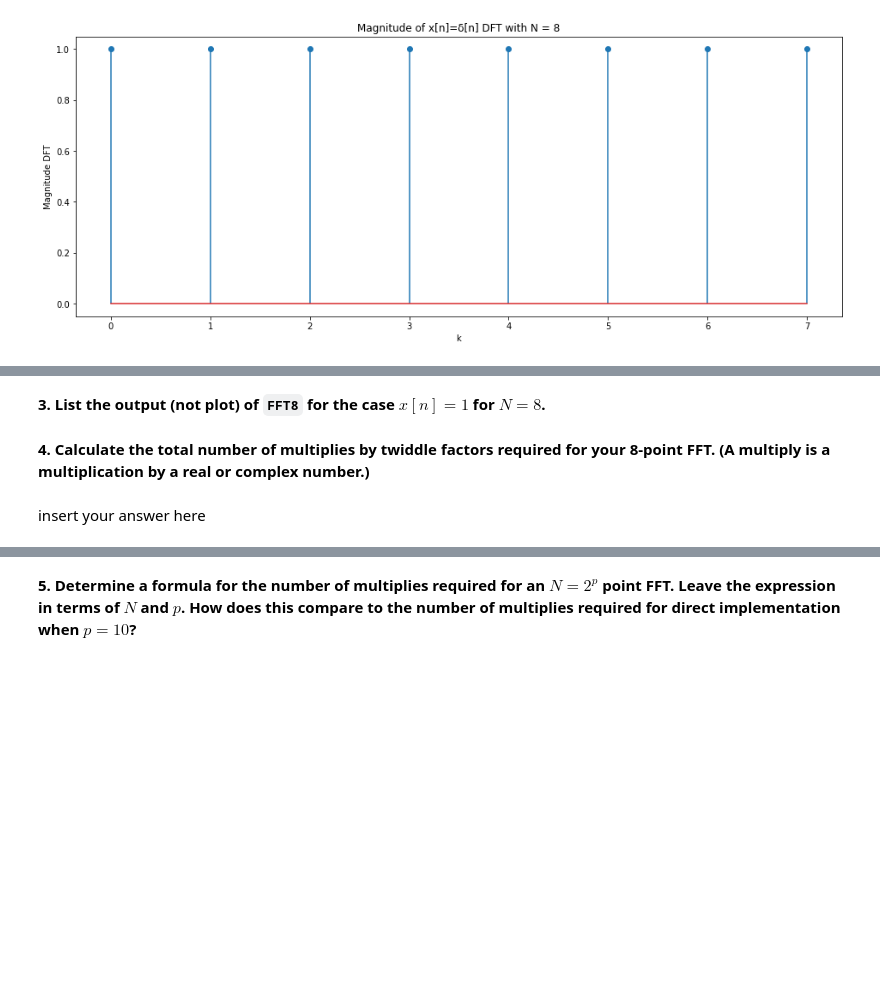
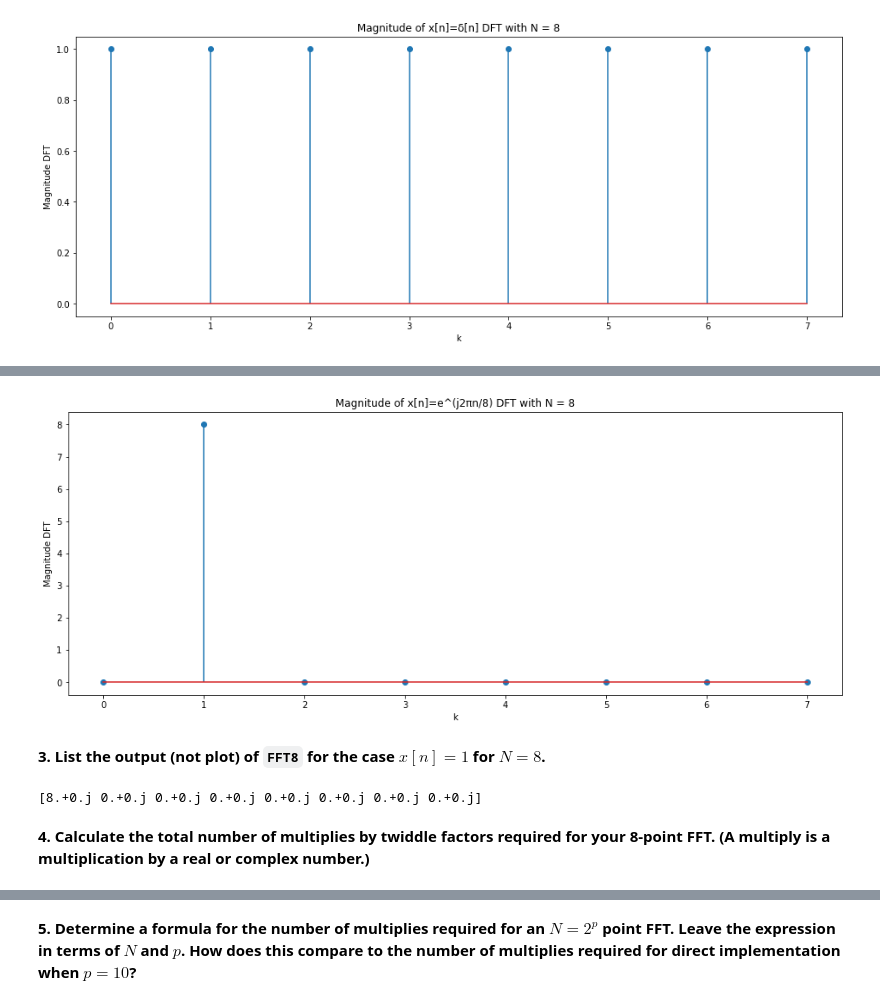
Before and after one commit to cdavin2/dsp_lab06b, a Jupyter notebook: lab06b_final_report.ipynb, the cells around one changed output, grey strips where cells are left out. Saved outputs shown, nothing was run; the diff lists cells and outputs as text; code cells hidden in the pictures; blank space fills up the shorter version.

````diff
--- a/lab06b_final_report.ipynb
+++ b/lab06b_final_report.ipynb
@@ -316,2 +351,16 @@ plt.show()
+# %%
+# third signal
+N = 8
+n = np.linspace(0, N-1, N)
+xn = np.exp(1j*2*np.pi*n/8)
+xn_dft = FFT8(xn)
+
+plt.title("Magnitude of x[n]=e^(j2πn/8) DFT with N = 8")
+plt.ylabel("Magnitude DFT")
+plt.xlabel("k")
+plt.stem(np.abs(xn_dft))
+plt.show()
+# %% [output]
+[figure, added]
 # %% [markdown]
 **3. List the output (not plot) of ```FFT8``` for the case $x[n] = 1$ for $N = 8$.**
@@ -320,4 +367,12 @@ plt.show()
+# %%
+# insert your code here
+N = 8
+n = np.linspace(0, N-1, N)
+xn = (n < N).astype(int)
+xn_dft = FFT8(xn)
+
+print(xn_dft)
+# %% [output]
+[8.+0.j 0.+0.j 0.+0.j 0.+0.j 0.+0.j 0.+0.j 0.+0.j 0.+0.j]
 # %% [markdown]
 **4. Calculate the total number of multiplies by twiddle factors required for your 8-point FFT. (A multiply is a multiplication by a real or complex number.)**
-# %% [markdown]
-insert your answer here
````
Also changed, not shown: parts of 26 cells of this notebook.
